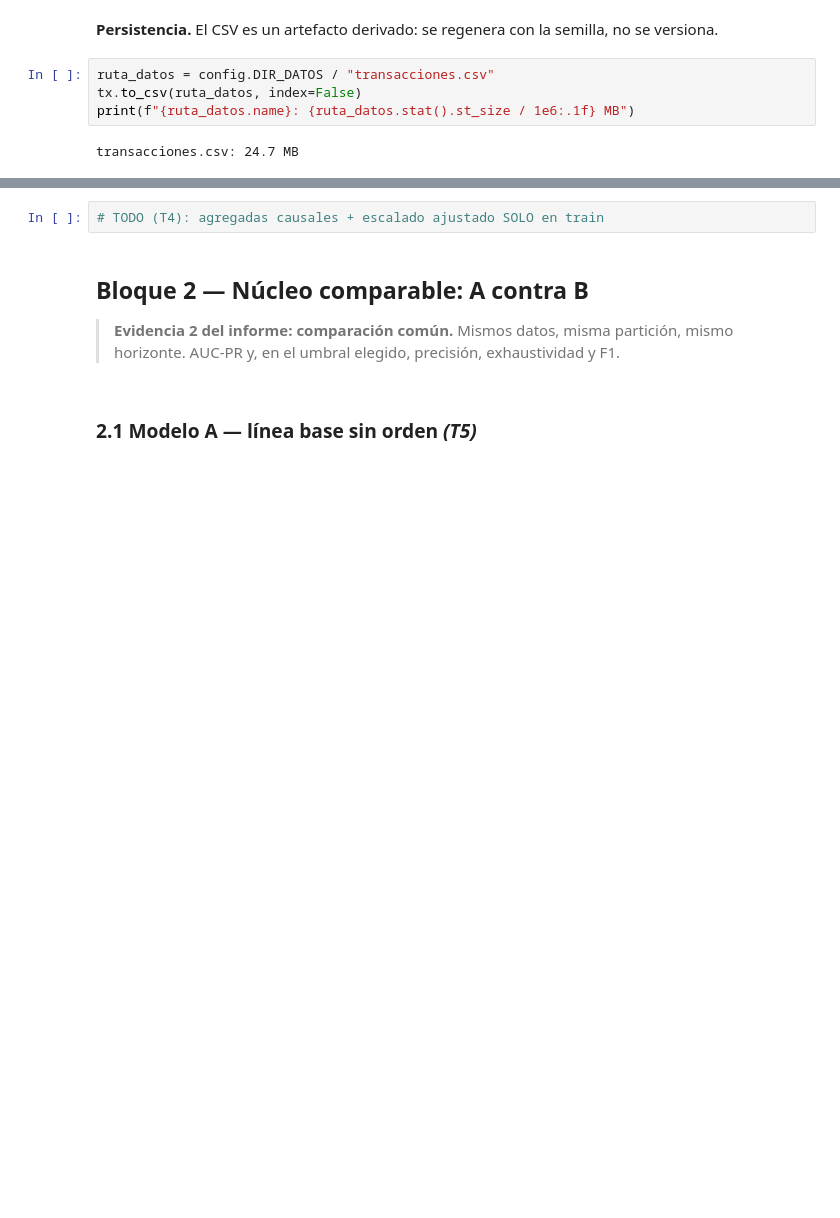
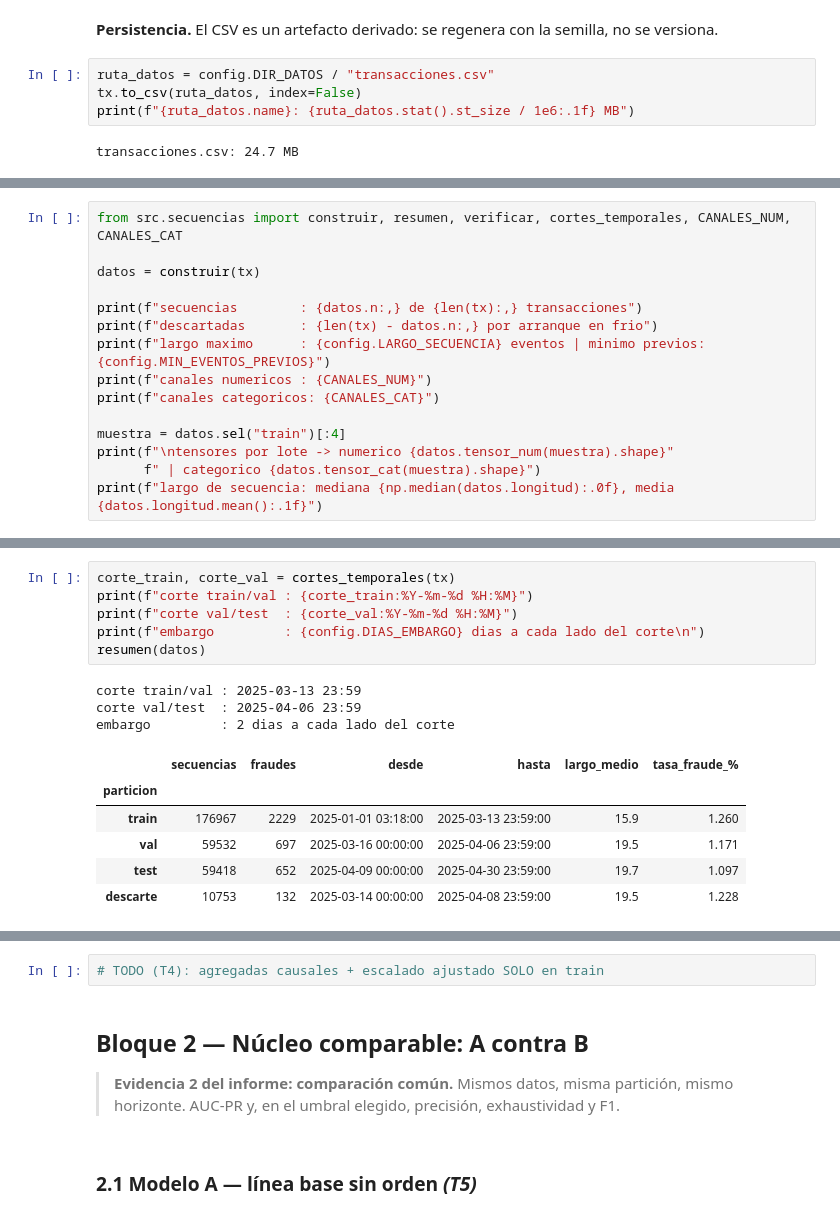
Before and after one commit to CindyGualim/DeepLearning_p1, a Jupyter notebook: proyecto1_Gualim_Ocaña.ipynb, the cells around one changed output, grey strips where cells are left out. Saved outputs shown, nothing was run; the diff lists cells and outputs as text; blank space fills up the shorter version.

Commit message:
feat: Construccion de secuencias y particion temporal con asercion de no solapamiento

```diff
--- a/proyecto1_apellidos.ipynb
+++ b/proyecto1_Gualim_Ocaña.ipynb
@@ -246,0 +257,15 @@ se mira una sola vez**, después de fijar arquitectura, hiperparámetros y umbra
+# %%
+from src.secuencias import construir, resumen, verificar, cortes_temporales, CANALES_NUM, CANALES_CAT
+
+datos = construir(tx)
+
+print(f"secuencias        : {datos.n:,} de {len(tx):,} transacciones")
+print(f"descartadas       : {len(tx) - datos.n:,} por arranque en frio")
+print(f"largo maximo      : {config.LARGO_SECUENCIA} eventos | minimo previos: {config.MIN_EVENTOS_PREVIOS}")
+print(f"canales numericos : {CANALES_NUM}")
+print(f"canales categoricos: {CANALES_CAT}")
+
+muestra = datos.sel("train")[:4]
+print(f"\ntensores por lote -> numerico {datos.tensor_num(muestra).shape}"
+      f" | categorico {datos.tensor_cat(muestra).shape}")
+print(f"largo de secuencia: mediana {np.median(datos.longitud):.0f}, media {datos.longitud.mean():.1f}")
@@ -246,0 +323,16 @@ se mira una sola vez**, después de fijar arquitectura, hiperparámetros y umbra
+# %%
+corte_train, corte_val = cortes_temporales(tx)
+print(f"corte train/val : {corte_train:%Y-%m-%d %H:%M}")
+print(f"corte val/test  : {corte_val:%Y-%m-%d %H:%M}")
+print(f"embargo         : {config.DIAS_EMBARGO} dias a cada lado del corte\n")
+resumen(datos)
+# %% [output]
+corte train/val : 2025-03-13 23:59
+corte val/test  : 2025-04-06 23:59
+embargo         : 2 dias a cada lado del corte
+|  | secuencias | fraudes | desde | hasta | largo_medio | tasa_fraude_% |
+| particion |  |  |  |  |  |  |
+| train | 176967 | 2229 | 2025-01-01 03:18:00 | 2025-03-13 23:59:00 | 15.9 | 1.260 |
+| val | 59532 | 697 | 2025-03-16 00:00:00 | 2025-04-06 23:59:00 | 19.5 | 1.171 |
+| test | 59418 | 652 | 2025-04-09 00:00:00 | 2025-04-30 23:59:00 | 19.7 | 1.097 |
+| descarte | 10753 | 132 | 2025-03-14 00:00:00 | 2025-04-08 23:59:00 | 19.5 | 1.228 |
```
Also changed, not shown: parts of 13 cells of this notebook, 1 other file.
